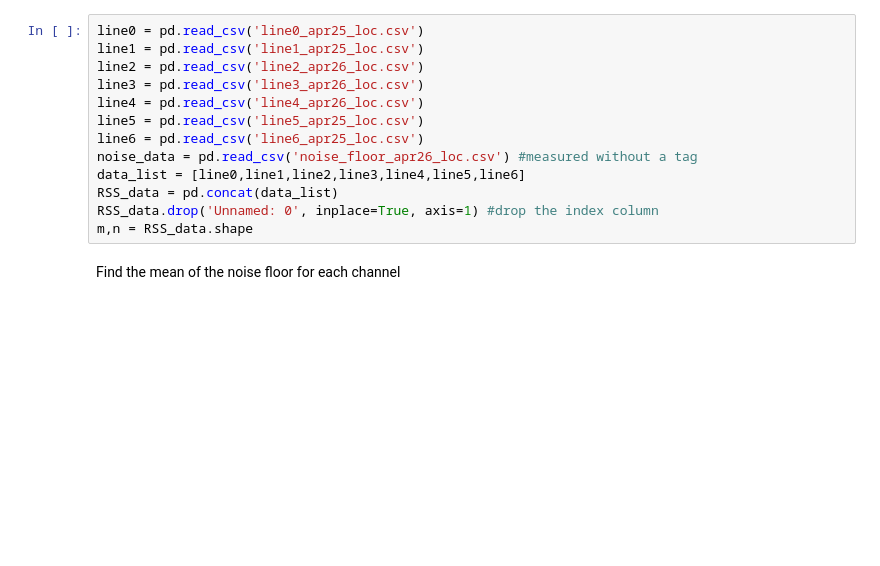
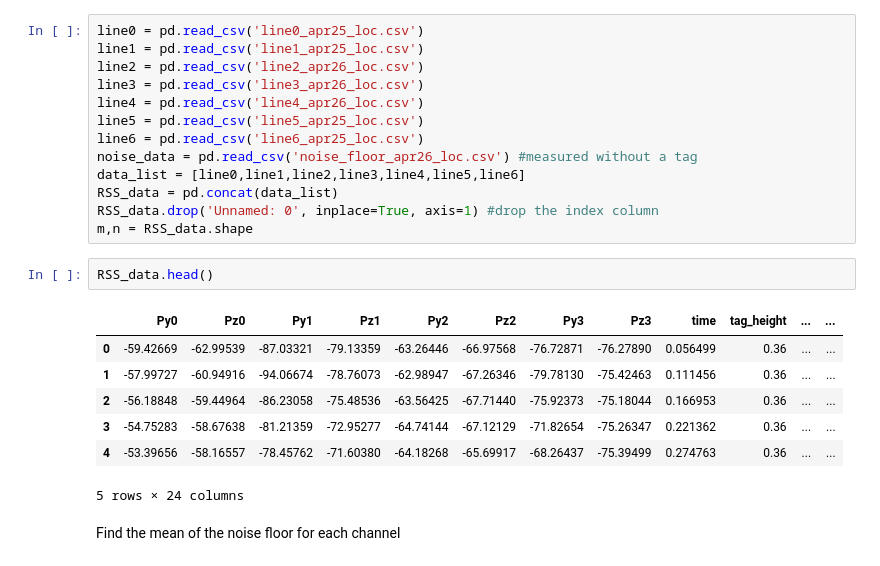
Before and after one commit to BerkBzkrt/INLAN-Localization, a Jupyter notebook: ceiling_data/process_data.ipynb, the cells around one changed output. Cells and saved outputs as stored; diff of their text form; blank space fills up the shorter version.

```diff
--- a/ceiling_data/process_data.ipynb
+++ b/ceiling_data/process_data.ipynb
@@ -16,6 +19,16 @@ data_list = [line0,line1,line2,line3,line4,line5,line6]
 RSS_data = pd.concat(data_list)
 RSS_data.drop('Unnamed: 0', inplace=True, axis=1) #drop the index column
 m,n = RSS_data.shape
+# %%
+RSS_data.head()
+# %% [output]
+|  | Py0 | Pz0 | Py1 | Pz1 | Py2 | Pz2 | Py3 | Pz3 | time | tag_height | ... | ... |
+| 0 | -59.42669 | -62.99539 | -87.03321 | -79.13359 | -63.26446 | -66.97568 | -76.72871 | -76.27890 | 0.056499 | 0.36 | ... | ... |
+| 1 | -57.99727 | -60.94916 | -94.06674 | -78.76073 | -62.98947 | -67.26346 | -79.78130 | -75.42463 | 0.111456 | 0.36 | ... | ... |
+| 2 | -56.18848 | -59.44964 | -86.23058 | -75.48536 | -63.56425 | -67.71440 | -75.92373 | -75.18044 | 0.166953 | 0.36 | ... | ... |
+| 3 | -54.75283 | -58.67638 | -81.21359 | -72.95277 | -64.74144 | -67.12129 | -71.82654 | -75.26347 | 0.221362 | 0.36 | ... | ... |
+| 4 | -53.39656 | -58.16557 | -78.45762 | -71.60380 | -64.18268 | -65.69917 | -68.26437 | -75.39499 | 0.274763 | 0.36 | ... | ... |
+5 rows × 24 columns
 # %% [markdown]
 Find the mean of the noise floor for each channel
 # %%
```
Also changed, not shown: parts of 9 cells of this notebook, 9 other files.
